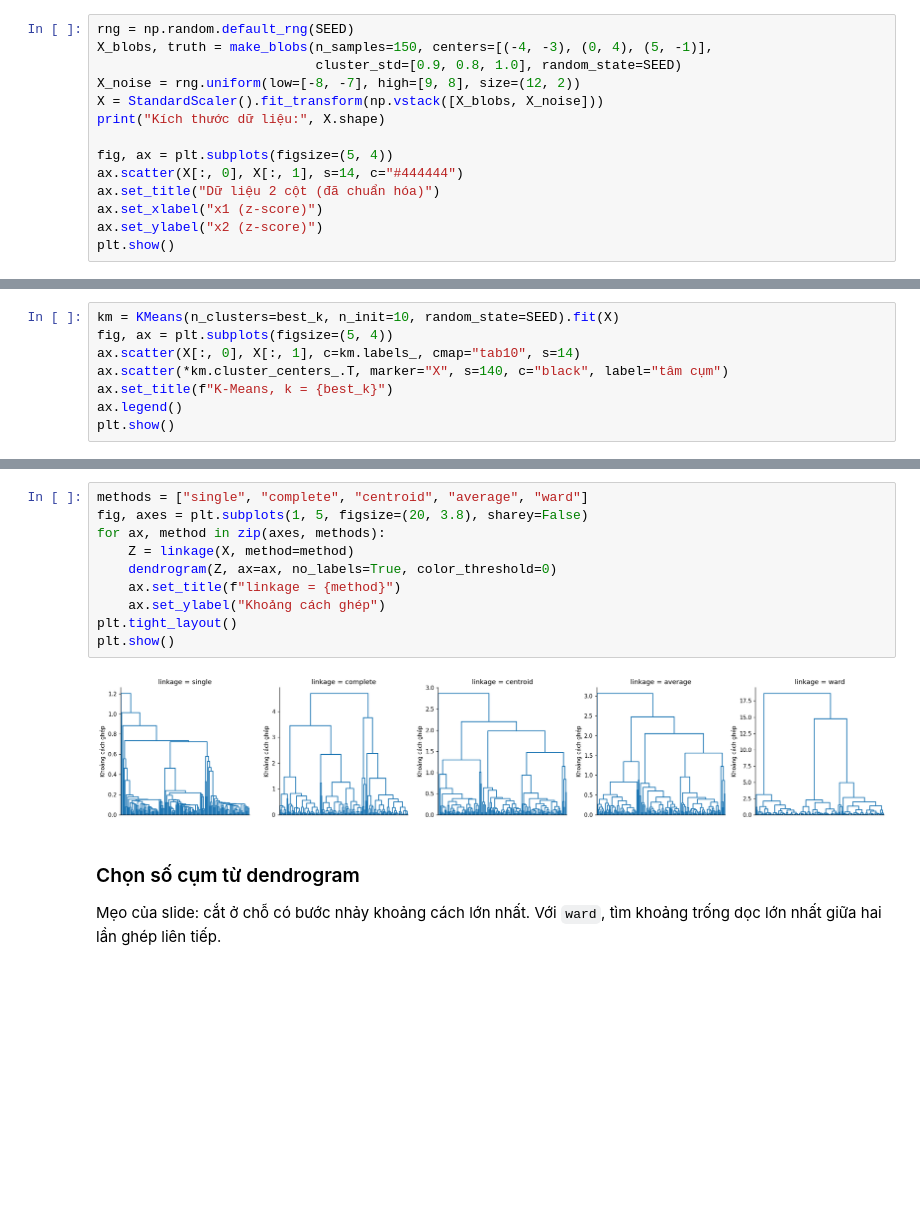
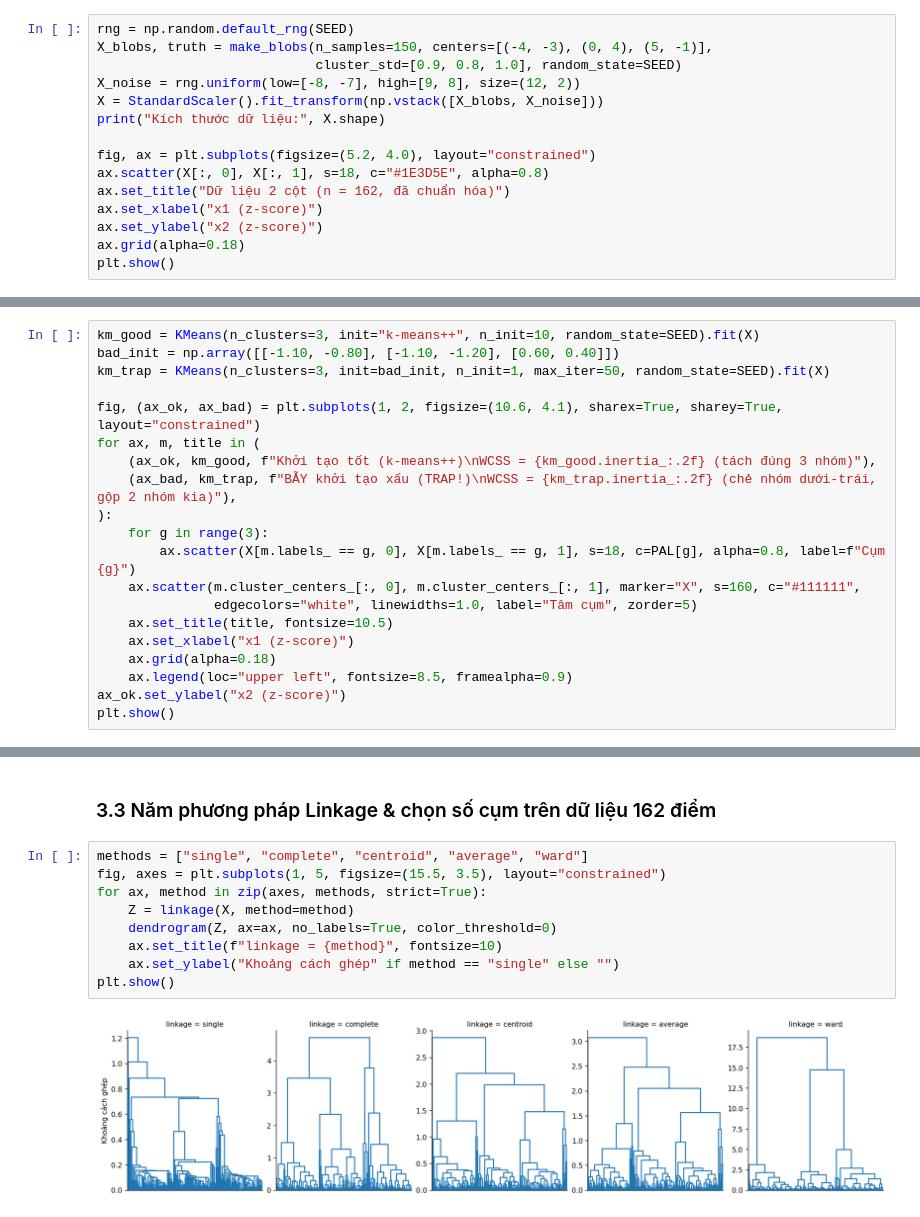
Before and after one commit to JasonTM17/Grid_Based_Sociology, a Jupyter notebook: study/Nhom15_Day9_KMeans_HC_GiaiThich.ipynb, the cells around one changed output, grey strips where cells are left out. Saved outputs shown, nothing was run; the diff lists cells and outputs as text; blank space fills up the shorter version.

```diff
--- a/study/Nhom15_Day9_KMeans_HC_GiaiThich.ipynb
+++ b/study/Nhom15_Day9_KMeans_HC_GiaiThich.ipynb
@@ -37,11 +42,12 @@ X_noise = rng.uniform(low=[-8, -7], high=[9, 8], size=(12, 2))
 X = StandardScaler().fit_transform(np.vstack([X_blobs, X_noise]))
 print("Kích thước dữ liệu:", X.shape)
 
-fig, ax = plt.subplots(figsize=(5, 4))
-ax.scatter(X[:, 0], X[:, 1], s=14, c="#444444")
-ax.set_title("Dữ liệu 2 cột (đã chuẩn hóa)")
+fig, ax = plt.subplots(figsize=(5.2, 4.0), layout="constrained")
+ax.scatter(X[:, 0], X[:, 1], s=18, c="#1E3D5E", alpha=0.8)
+ax.set_title("Dữ liệu 2 cột (n = 162, đã chuẩn hóa)")
 ax.set_xlabel("x1 (z-score)")
 ax.set_ylabel("x2 (z-score)")
+ax.grid(alpha=0.18)
 plt.show()
 # %% [output]
 Kích thước dữ liệu: (162, 2)
@@ -76,8 +54,0 @@ k có silhouette cao nhất: 3
-# %%
-km = KMeans(n_clusters=best_k, n_init=10, random_state=SEED).fit(X)
-fig, ax = plt.subplots(figsize=(5, 4))
-ax.scatter(X[:, 0], X[:, 1], c=km.labels_, cmap="tab10", s=14)
-ax.scatter(*km.cluster_centers_.T, marker="X", s=140, c="black", label="tâm cụm")
-ax.set_title(f"K-Means, k = {best_k}")
-ax.legend()
-plt.show()
@@ -93,0 +107,20 @@ của từng lần ghép.
+# %%
+km_good = KMeans(n_clusters=3, init="k-means++", n_init=10, random_state=SEED).fit(X)
+bad_init = np.array([[-1.10, -0.80], [-1.10, -1.20], [0.60, 0.40]])
+km_trap = KMeans(n_clusters=3, init=bad_init, n_init=1, max_iter=50, random_state=SEED).fit(X)
+
+fig, (ax_ok, ax_bad) = plt.subplots(1, 2, figsize=(10.6, 4.1), sharex=True, sharey=True, layout="constrained")
+for ax, m, title in (
+    (ax_ok, km_good, f"Khởi tạo tốt (k-means++)\nWCSS = {km_good.inertia_:.2f} (tách đúng 3 nhóm)"),
+    (ax_bad, km_trap, f"BẪY khởi tạo xấu (TRAP!)\nWCSS = {km_trap.inertia_:.2f} (chẻ nhóm dưới-trái, gộp 2 nhóm kia)"),
+):
+    for g in range(3):
+        ax.scatter(X[m.labels_ == g, 0], X[m.labels_ == g, 1], s=18, c=PAL[g], alpha=0.8, label=f"Cụm {g}")
+    ax.scatter(m.cluster_centers_[:, 0], m.cluster_centers_[:, 1], marker="X", s=160, c="#111111",
+               edgecolors="white", linewidths=1.0, label="Tâm cụm", zorder=5)
+    ax.set_title(title, fontsize=10.5)
+    ax.set_xlabel("x1 (z-score)")
+    ax.grid(alpha=0.18)
+    ax.legend(loc="upper left", fontsize=8.5, framealpha=0.9)
+ax_ok.set_ylabel("x2 (z-score)")
+plt.show()
@@ -94,20 +280,16 @@ của từng lần ghép.
+# %% [markdown]
+### 3.3 Năm phương pháp Linkage & chọn số cụm trên dữ liệu 162 điểm
 # %%
 methods = ["single", "complete", "centroid", "average", "ward"]
-fig, axes = plt.subplots(1, 5, figsize=(20, 3.8), sharey=False)
-for ax, method in zip(axes, methods):
+fig, axes = plt.subplots(1, 5, figsize=(15.5, 3.5), layout="constrained")
+for ax, method in zip(axes, methods, strict=True):
     Z = linkage(X, method=method)
     dendrogram(Z, ax=ax, no_labels=True, color_threshold=0)
-    ax.set_title(f"linkage = {method}")
-    ax.set_ylabel("Khoảng cách ghép")
-plt.tight_layout()
+    ax.set_title(f"linkage = {method}", fontsize=10)
+    ax.set_ylabel("Khoảng cách ghép" if method == "single" else "")
 plt.show()
 # %% [output]
-[figure, old version]
+[figure, new version]
-# %% [markdown]
-### Chọn số cụm từ dendrogram
-
-Mẹo của slide: cắt ở chỗ có bước nhảy khoảng cách lớn nhất. Với `ward`, tìm khoảng
-trống dọc lớn nhất giữa hai lần ghép liên tiếp.
 # %%
 Z = linkage(X, method="ward")
 heights = Z[:, 2]
```
Also changed, not shown: parts of 27 cells of this notebook, 8 other files.
